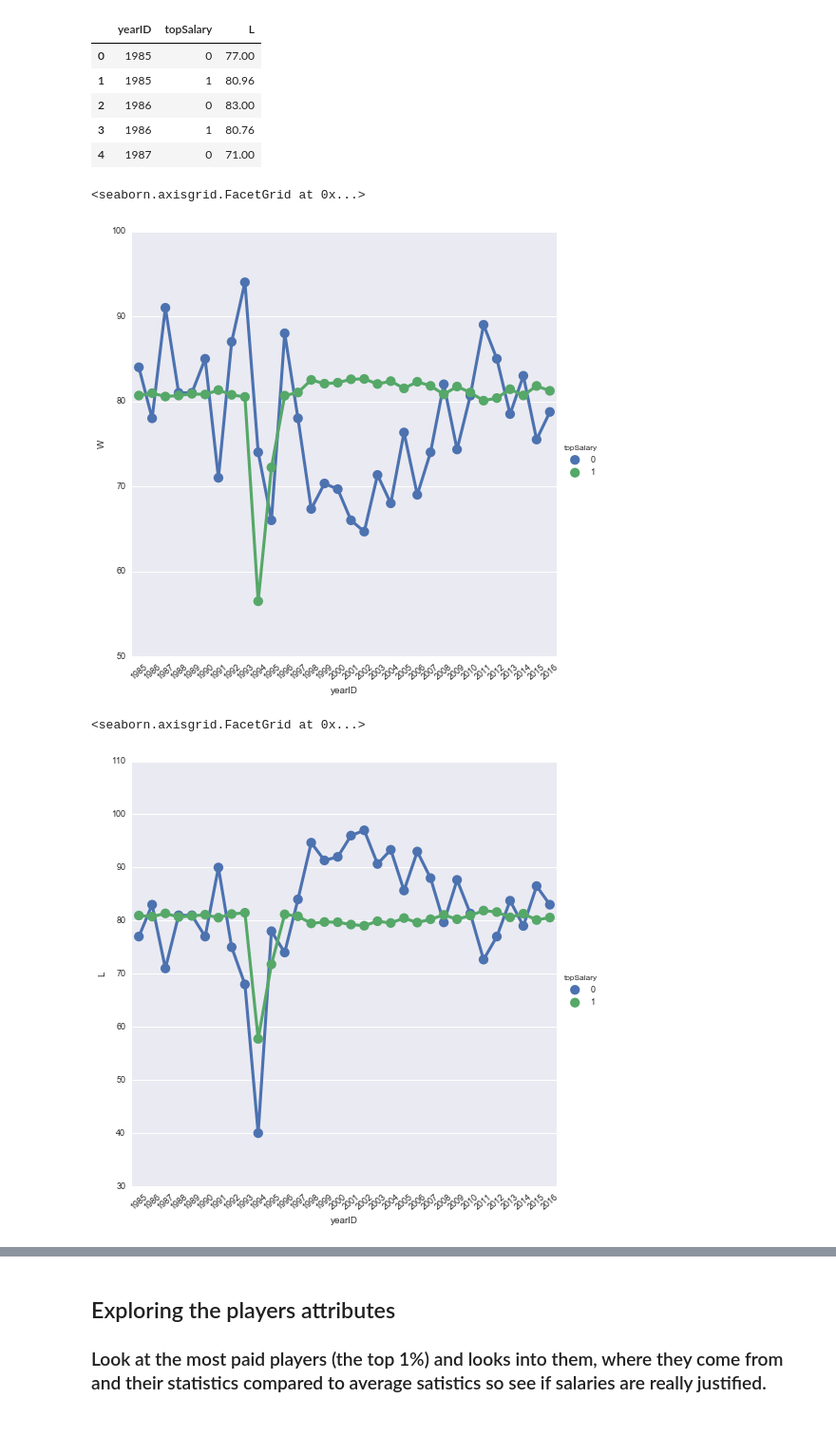
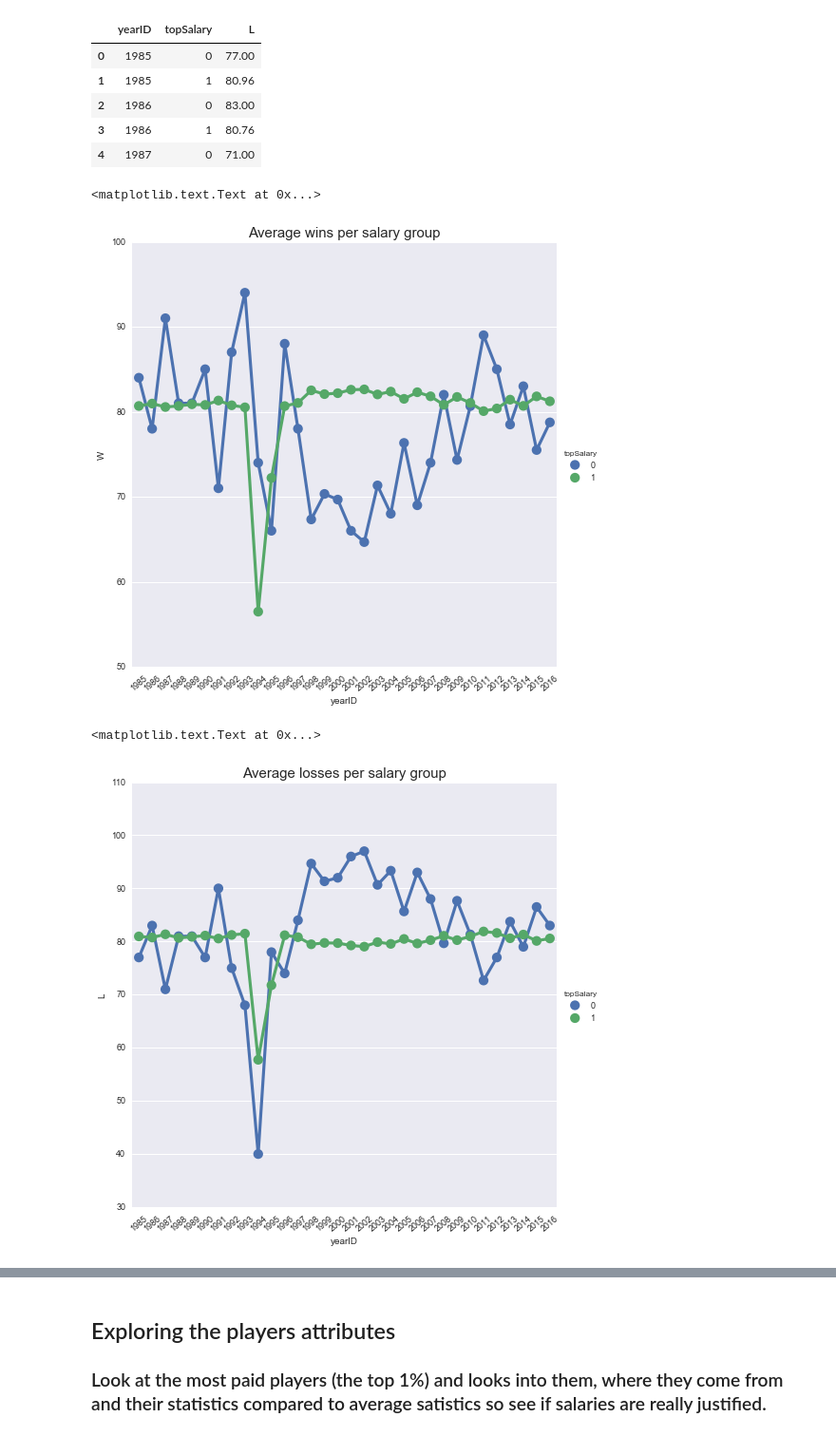
Before and after one commit to bcg0006/udc, a Jupyter notebook: baseball_data_analysis.ipynb, the cells around one changed output, grey strips where cells are left out. Shown at 95% size. Cells and saved outputs as stored; diff of their text form; code cells hidden in the pictures.

```diff
--- a/baseball_data_analysis.ipynb
+++ b/baseball_data_analysis.ipynb
@@ -304,14 +302,15 @@ avg_losses_per_group.head()
 sns.set(font_scale=0.9)
 f = sns.factorplot(x="yearID", y="W",data=avg_wins_per_group, hue='topSalary', size=7)
 f.set_xticklabels(rotation=40)
-#put a title, average wins with top and without top salaries
+sns.plt.title('Average wins per salary group', size=15)
 # %% [output]
-<seaborn.axisgrid.FacetGrid at 0x...>
+<matplotlib.text.Text at 0x...>
-[figure, old version]
+[figure, new version]
 # %%
 sns.set(font_scale=0.9)
 f = sns.factorplot(x="yearID", y="L",data=avg_losses_per_group, hue='topSalary', size=7)
 f.set_xticklabels(rotation=40)
+sns.plt.title('Average losses per salary group', size=15)
 # %% [output]
-<seaborn.axisgrid.FacetGrid at 0x...>
+<matplotlib.text.Text at 0x...>
-[figure, old version]
+[figure, new version]
```
Also changed, not shown: parts of 13 cells of this notebook.
